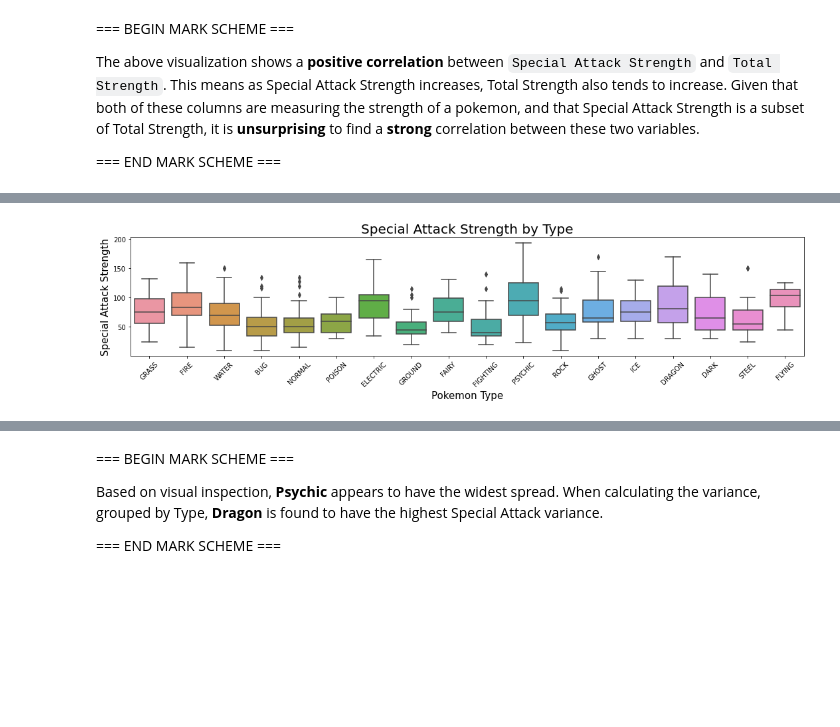
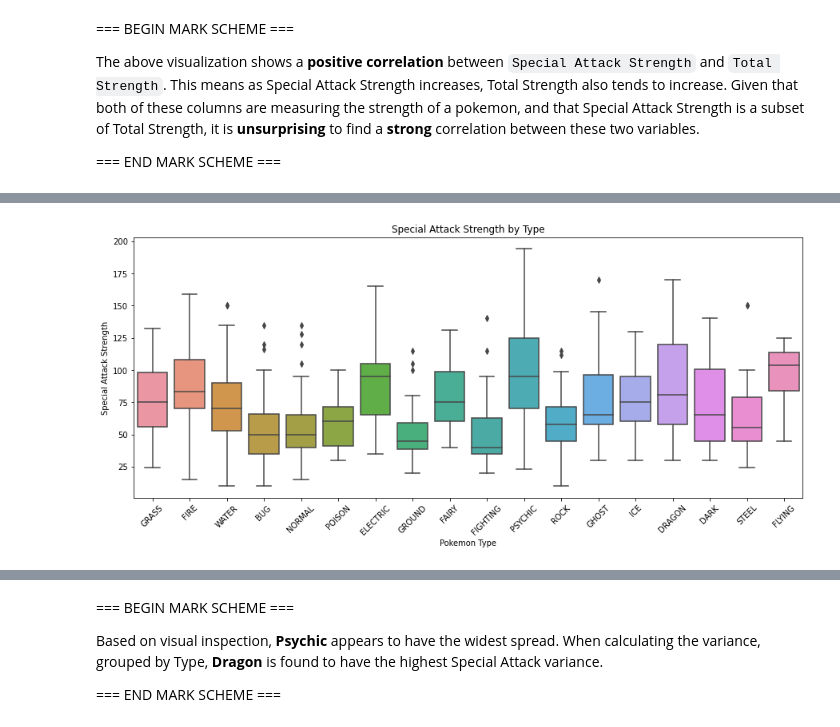
Before and after one commit to learn-co-curriculum/dsc-data-visualization-topic-questions, a Jupyter notebook: index.ipynb, the cells around one changed output, grey strips where cells are left out. Saved outputs shown, nothing was run; the diff lists cells and outputs as text; code cells hidden in the pictures; blank space fills up the shorter version.

```diff
--- a/index.ipynb
+++ b/index.ipynb
@@ -66,6 +67,7 @@ In the cell below we import pandas, open up the CSV file as a dataframe called `
 # Run this cell unchanged
 import pandas as pd
 df = pd.read_csv("data/pokemon.csv").drop_duplicates('Name')
+df['Name'] = df['Name'].str.replace(" ", "\n")
 df.head()
 # %% [output]
 |  | Number | Name | Type | Total Strength | HP | Attack | Defense | Special Attack | Special Defense | ... |
@@ -119,4 +100,0 @@ In the cell below, we create a column called `spattack_total` that calculates ho
-# %%
-# Run this cell unchanged
-df['spattack_total'] = df['Special Attack']/df['Total Strength']
-df.head()
@@ -441,14 +225,14 @@ Below is an example of what this visualization should look like:
 ![](index_files/plot_two.png)
 # %%
 ### BEGIN SOLUTION
-plot_two_fig, plot_two_ax = plt.subplots(figsize=(15,4))
-sns.boxplot(x='Type', y='Special Attack', data=df, ax=plot_two_ax)
-plot_two_ax.tick_params('x', rotation=45)
-plot_two_ax.set_title('Special Attack Strength by Type', fontsize=20)
-plot_two_ax.set_xlabel('Pokemon Type', fontsize=15)
-plot_two_ax.set_ylabel('Special Attack Strength', fontsize=15)
-plot_two_fig.tight_layout()
-plot_two_fig.savefig('index_files/plot_two.png')
+plot_two_fig, plot_two_ax = plt.subplots(figsize=(15,6))
+sns.boxplot(x='Type', y='Special Attack', data=df)
+
+plot_two_ax.set_title('Special Attack Strength by Type')
+plot_two_ax.set_xlabel('Pokemon Type')
+plot_two_ax.set_ylabel('Special Attack Strength')
+plot_two_ax.set_xticklabels(plot_two_ax.get_xticklabels(), rotation = 45)
+plt.savefig('index_files/plot_two.png')
 ### END SOLUTION
 # %% [output]
-[figure, old version]
+[figure, new version]
```
Also changed, not shown: parts of 22 cells of this notebook, 2 other files.
